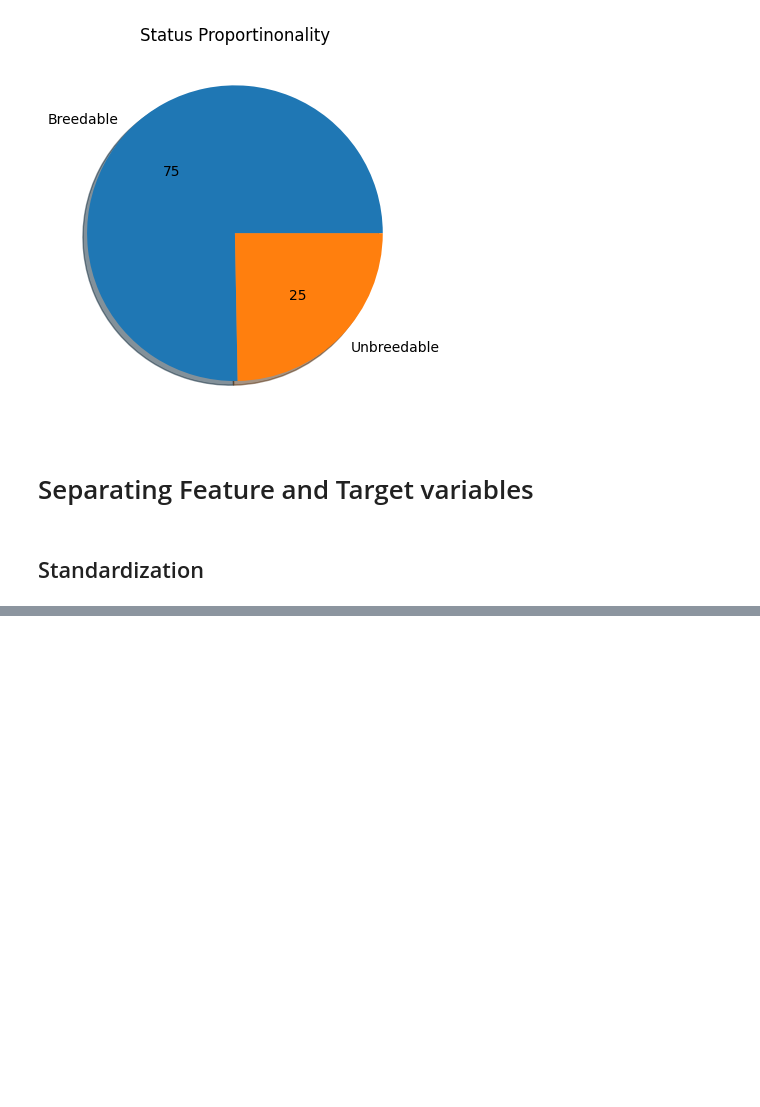
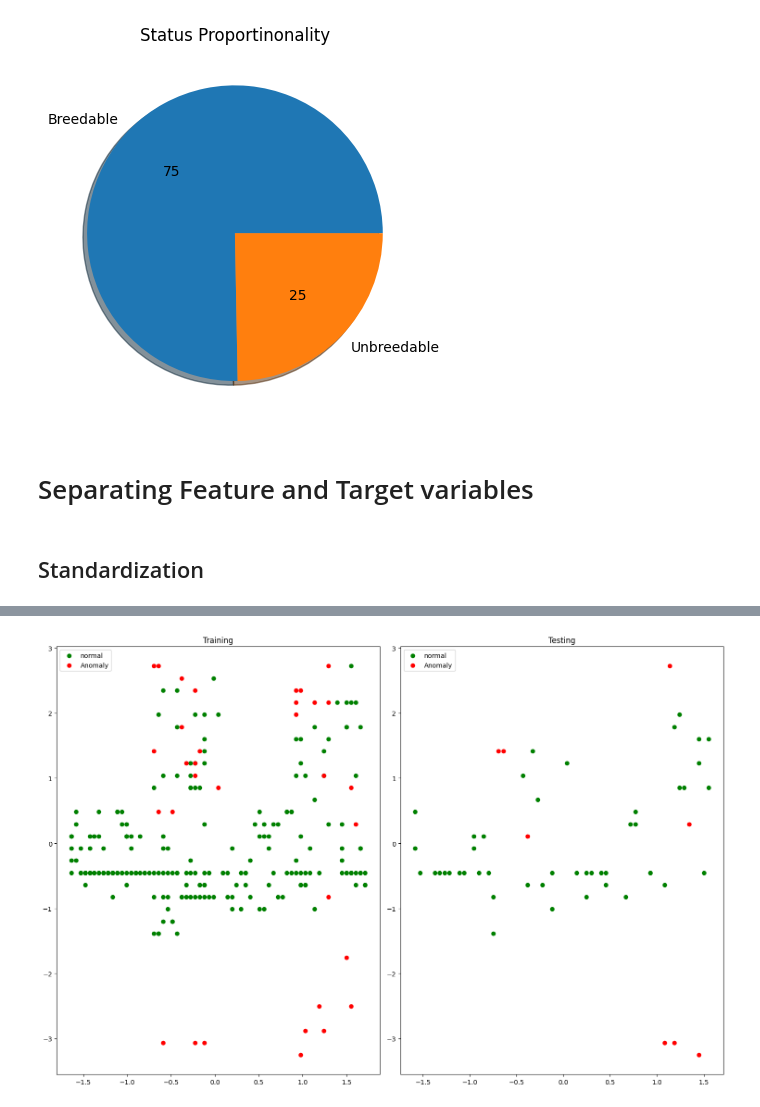
Before and after one commit to dataemperor/Shrimple, a Jupyter notebook: anomaly_detection.ipynb, the cells around one changed output, grey strips where cells are left out. Saved outputs shown, nothing was run; the diff lists cells and outputs as text; code cells hidden in the pictures; blank space fills up the shorter version.

Commit message:
Isolation Forest

```diff
--- a/anomaly_detection.ipynb
+++ b/anomaly_detection.ipynb
@@ -235,0 +221,2 @@ rescaledX = scaler.transform(X.select_dtypes(include=['number']))
+# %%
+X_train, X_test, y_train, y_test = train_test_split(rescaledX, Y, train_size=0.8, random_state=42)
@@ -235,0 +225,3 @@ rescaledX = scaler.transform(X.select_dtypes(include=['number']))
+# %%
+classifier = IsolationForest(contamination=0.1)
+classifier.fit(X_train)
@@ -235,0 +232,5 @@ rescaledX = scaler.transform(X.select_dtypes(include=['number']))
+# %%
+y_train_predict = classifier.predict(X_train)
+y_test_predict = classifier.predict(X_test)
+print(y_train_predict, "\n")
+print(y_test_predict)
@@ -235,0 +258,16 @@ rescaledX = scaler.transform(X.select_dtypes(include=['number']))
+# %%
+fig, axes = plt.subplots(1, 2, figsize=(15, 10))
+
+axes[0].scatter(X_train[y_train_predict==1, 0], X_train[y_train_predict==1, 1], color='green', label='normal')
+axes[0].scatter(X_train[y_train_predict==-1, 0], X_train[y_train_predict==-1, 1], color='red', label='Anomaly')
+axes[0].set_title("Training")
+axes[0].legend()
+
+axes[1].scatter(X_test[y_test_predict==1,0], X_test[y_test_predict==1, 1], color='green', label='normal')
+axes[1].scatter(X_test[y_test_predict==-1,0], X_test[y_test_predict==-1, 1], color='red', label='Anomaly')
+axes[1].set_title("Testing")
+axes[1].legend()
+plt.tight_layout()
+plt.show()
+# %% [output]
+[figure, added]
```
Also changed, not shown: parts of 9 cells of this notebook.
